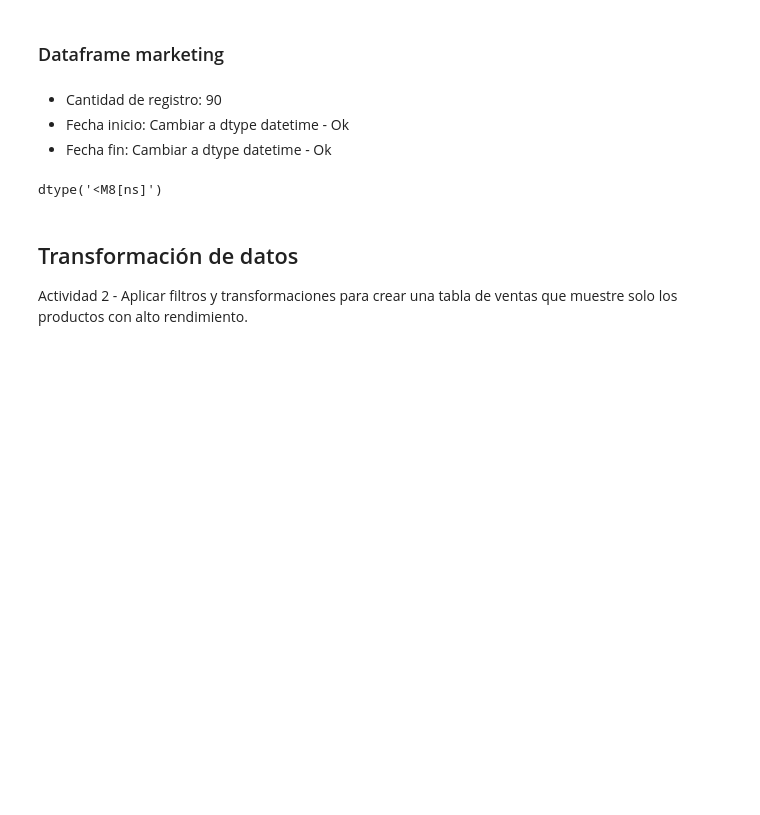
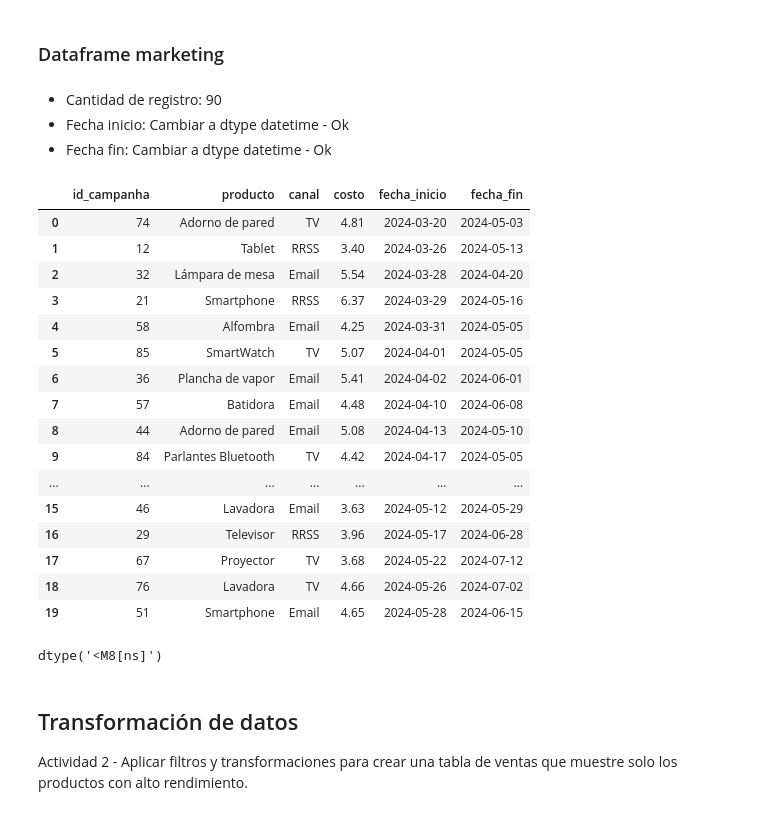
Before and after one commit to CppR-Repo/TT-2C2025-Data-Analitycs-Notebooks, a Jupyter notebook: EntregaFinal/MiEntrega-Final/Entrega_final.ipynb, the cells around one changed output. Saved outputs shown, nothing was run; the diff lists cells and outputs as text; code cells hidden in the pictures; blank space fills up the shorter version.

```diff
--- a/EntregaFinal/MiEntrega-Final/Entrega_final.ipynb
+++ b/EntregaFinal/MiEntrega-Final/Entrega_final.ipynb
@@ -461,6 +461,26 @@ dtype('<M8[ns]')
 * Fecha fin: Cambiar a dtype datetime - Ok
 # %%
 df_marketing['costo'] = df_marketing['costo'].astype(float)
+df_marketing['costo'].dtype
+df_marketing.head(20)
+# %% [output]
+|  | id_campanha | producto | canal | costo | fecha_inicio | fecha_fin |
+| 0 | 74 | Adorno de pared | TV | 4.81 | 2024-03-20 | 2024-05-03 |
+| 1 | 12 | Tablet | RRSS | 3.40 | 2024-03-26 | 2024-05-13 |
+| 2 | 32 | Lámpara de mesa | Email | 5.54 | 2024-03-28 | 2024-04-20 |
+| 3 | 21 | Smartphone | RRSS | 6.37 | 2024-03-29 | 2024-05-16 |
+| 4 | 58 | Alfombra | Email | 4.25 | 2024-03-31 | 2024-05-05 |
+| 5 | 85 | SmartWatch | TV | 5.07 | 2024-04-01 | 2024-05-05 |
+| 6 | 36 | Plancha de vapor | Email | 5.41 | 2024-04-02 | 2024-06-01 |
+| 7 | 57 | Batidora | Email | 4.48 | 2024-04-10 | 2024-06-08 |
+| 8 | 44 | Adorno de pared | Email | 5.08 | 2024-04-13 | 2024-05-10 |
+| 9 | 84 | Parlantes Bluetooth | TV | 4.42 | 2024-04-17 | 2024-05-05 |
+| ... | ... | ... | ... | ... | ... | ... |
+| 15 | 46 | Lavadora | Email | 3.63 | 2024-05-12 | 2024-05-29 |
+| 16 | 29 | Televisor | RRSS | 3.96 | 2024-05-17 | 2024-06-28 |
+| 17 | 67 | Proyector | TV | 3.68 | 2024-05-22 | 2024-07-12 |
+| 18 | 76 | Lavadora | TV | 4.66 | 2024-05-26 | 2024-07-02 |
+| 19 | 51 | Smartphone | Email | 4.65 | 2024-05-28 | 2024-06-15 |
 # %%
 # Convertir el campo fecha_inicio a dtype datetime
 df_marketing['fecha_inicio'] = pd.to_datetime(df_marketing['fecha_inicio'], format="%d/%m/%Y")
```
